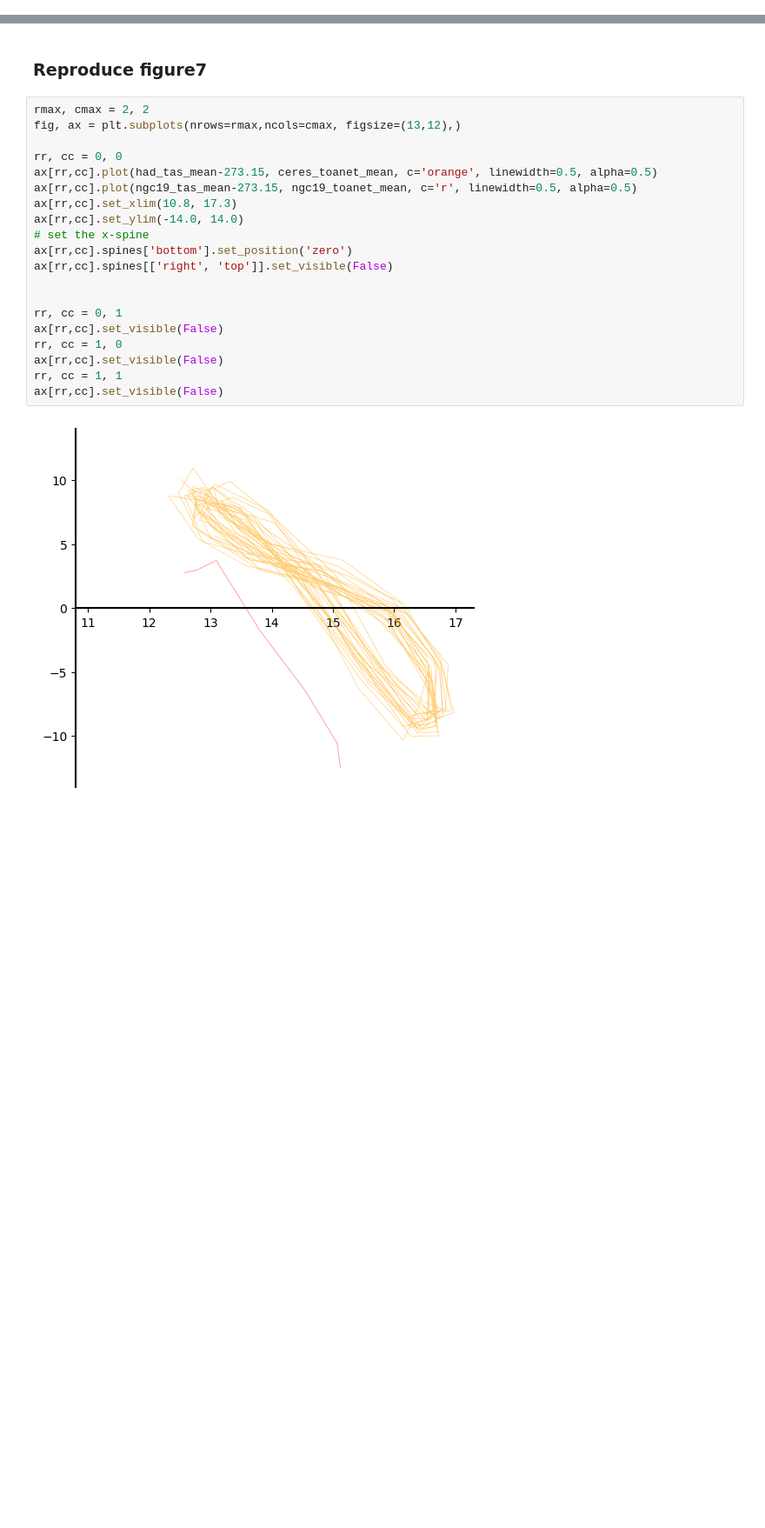
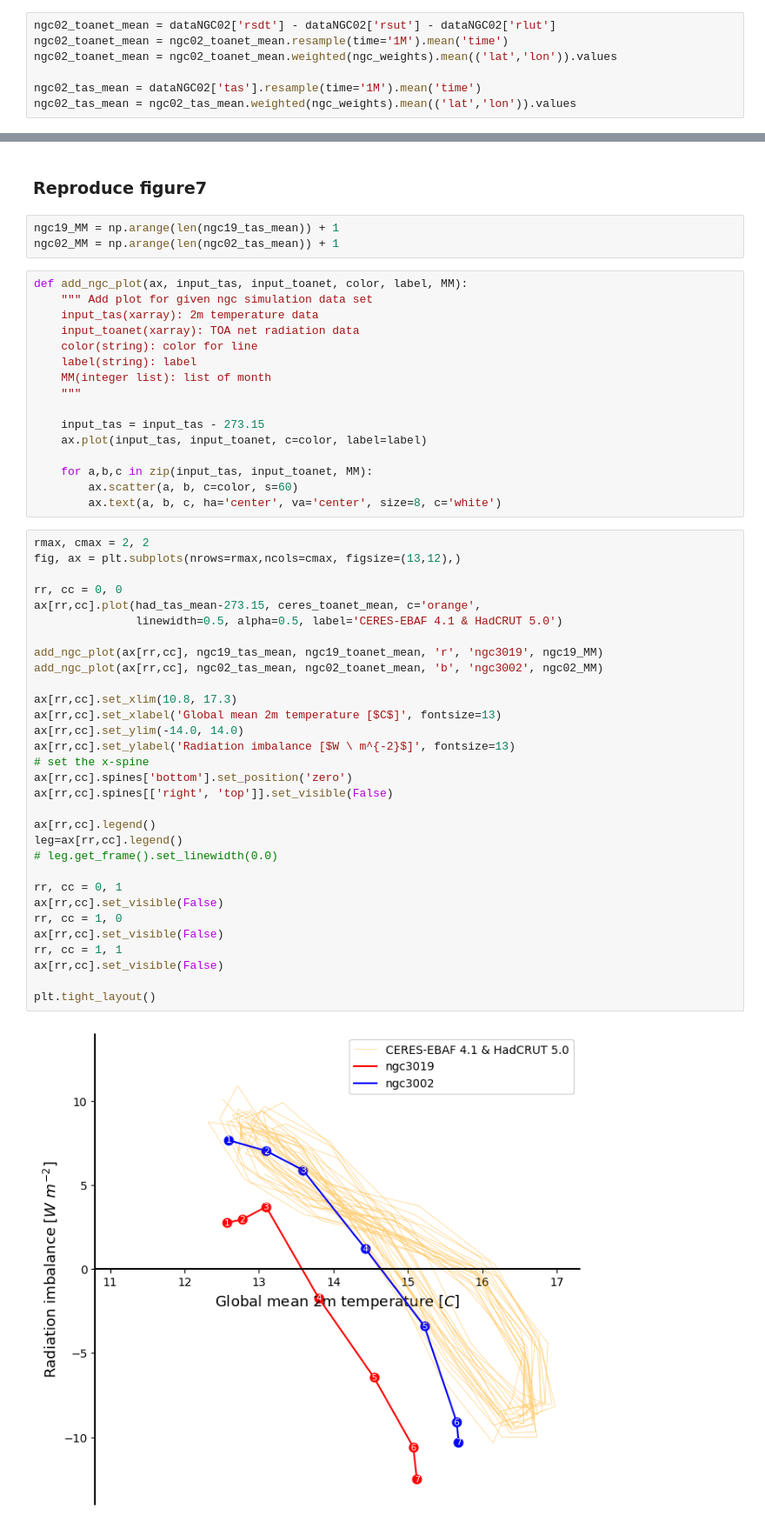
Before and after one commit to junhonglee89/energy_balance_research, a Jupyter notebook: Mauritsen_figure8.ipynb, the cells around one changed output, grey strips where cells are left out. Shown at 87% size. Drawn from its saved outputs; the diff is of its cells as text; blank space fills up the shorter version.

Commit message:
Add simulation plots + remove my_import.py

```diff
--- a/Mauritsen_figure8.ipynb
+++ b/Mauritsen_figure8.ipynb
@@ -271,29 +287,66 @@ ngc19_toanet_mean = ngc19_toanet_mean.weighted(ngc_weights).mean(('lat','lon')).
 
 ngc19_tas_mean = dataNGC19['tas'].resample(time='1M').mean('time')
 ngc19_tas_mean = ngc19_tas_mean.weighted(ngc_weights).mean(('lat','lon')).values
+# %%
+ngc02_toanet_mean = dataNGC02['rsdt'] - dataNGC02['rsut'] - dataNGC02['rlut']
+ngc02_toanet_mean = ngc02_toanet_mean.resample(time='1M').mean('time')
+ngc02_toanet_mean = ngc02_toanet_mean.weighted(ngc_weights).mean(('lat','lon')).values
+
+ngc02_tas_mean = dataNGC02['tas'].resample(time='1M').mean('time')
+ngc02_tas_mean = ngc02_tas_mean.weighted(ngc_weights).mean(('lat','lon')).values
 # %% [markdown]
 # Plot
 # %% [markdown]
 ### Reproduce figure7
+# %%
+ngc19_MM = np.arange(len(ngc19_tas_mean)) + 1
+ngc02_MM = np.arange(len(ngc02_tas_mean)) + 1
+# %%
+def add_ngc_plot(ax, input_tas, input_toanet, color, label, MM):
+    """ Add plot for given ngc simulation data set
+    input_tas(xarray): 2m temperature data
+    input_toanet(xarray): TOA net radiation data
+    color(string): color for line
+    label(string): label
+    MM(integer list): list of month
+    """
+
+    input_tas = input_tas - 273.15
+    ax.plot(input_tas, input_toanet, c=color, label=label)
+
+    for a,b,c in zip(input_tas, input_toanet, MM):
+        ax.scatter(a, b, c=color, s=60)
+        ax.text(a, b, c, ha='center', va='center', size=8, c='white')
 # %%
 rmax, cmax = 2, 2
 fig, ax = plt.subplots(nrows=rmax,ncols=cmax, figsize=(13,12),)
 
 rr, cc = 0, 0
-ax[rr,cc].plot(had_tas_mean-273.15, ceres_toanet_mean, c='orange', linewidth=0.5, alpha=0.5)
-ax[rr,cc].plot(ngc19_tas_mean-273.15, ngc19_toanet_mean, c='r', linewidth=0.5, alpha=0.5)
+ax[rr,cc].plot(had_tas_mean-273.15, ceres_toanet_mean, c='orange',
+               linewidth=0.5, alpha=0.5, label='CERES-EBAF 4.1 & HadCRUT 5.0')
+
+add_ngc_plot(ax[rr,cc], ngc19_tas_mean, ngc19_toanet_mean, 'r', 'ngc3019', ngc19_MM)
+add_ngc_plot(ax[rr,cc], ngc02_tas_mean, ngc02_toanet_mean, 'b', 'ngc3002', ngc02_MM)
+
 ax[rr,cc].set_xlim(10.8, 17.3)
+ax[rr,cc].set_xlabel('Global mean 2m temperature [$C$]', fontsize=13)
 ax[rr,cc].set_ylim(-14.0, 14.0)
+ax[rr,cc].set_ylabel('Radiation imbalance [$W \ m^{-2}$]', fontsize=13)
 # set the x-spine
 ax[rr,cc].spines['bottom'].set_position('zero')
 ax[rr,cc].spines[['right', 'top']].set_visible(False)
 
+ax[rr,cc].legend()
+leg=ax[rr,cc].legend()
+# leg.get_frame().set_linewidth(0.0)
 
 rr, cc = 0, 1
 ax[rr,cc].set_visible(False)
 rr, cc = 1, 0
 ax[rr,cc].set_visible(False)
 rr, cc = 1, 1
 ax[rr,cc].set_visible(False)
+
+plt.tight_layout()
 # %% [output]
-[figure, old version]
+[figure, new version]
```
Also changed, not shown: parts of 6 cells of this notebook.
